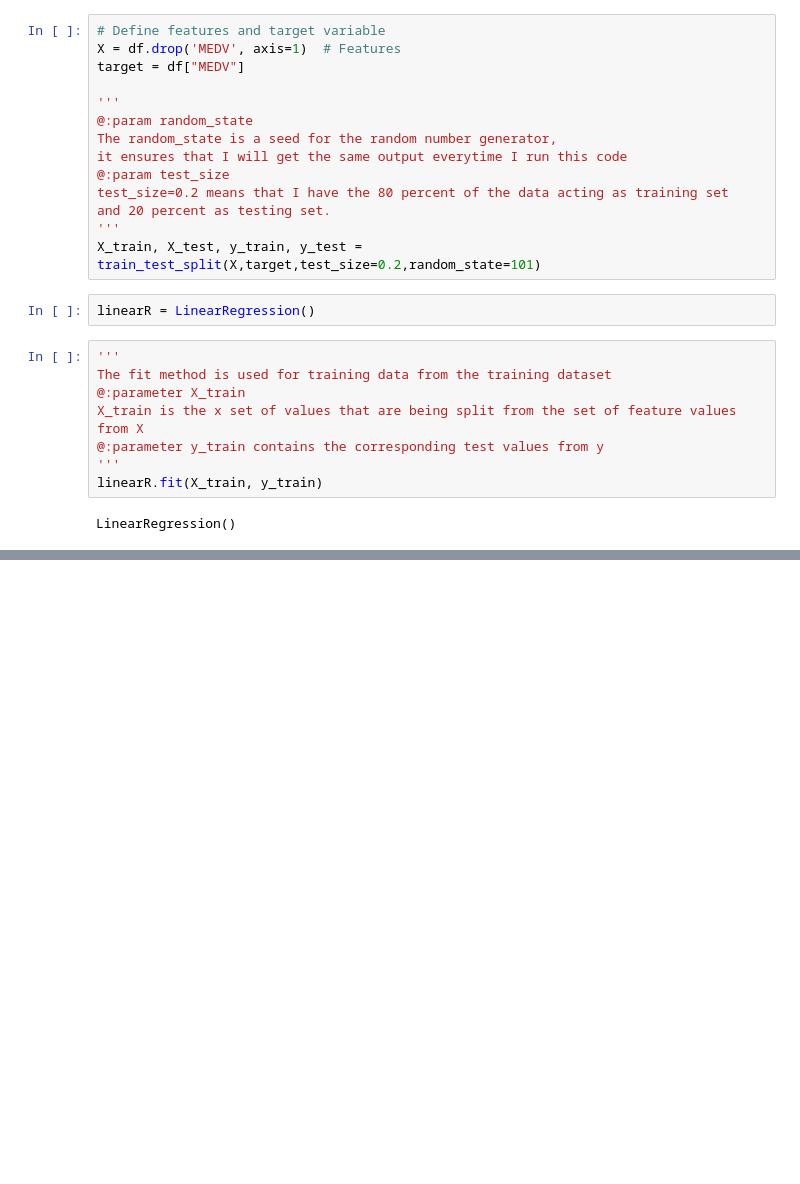
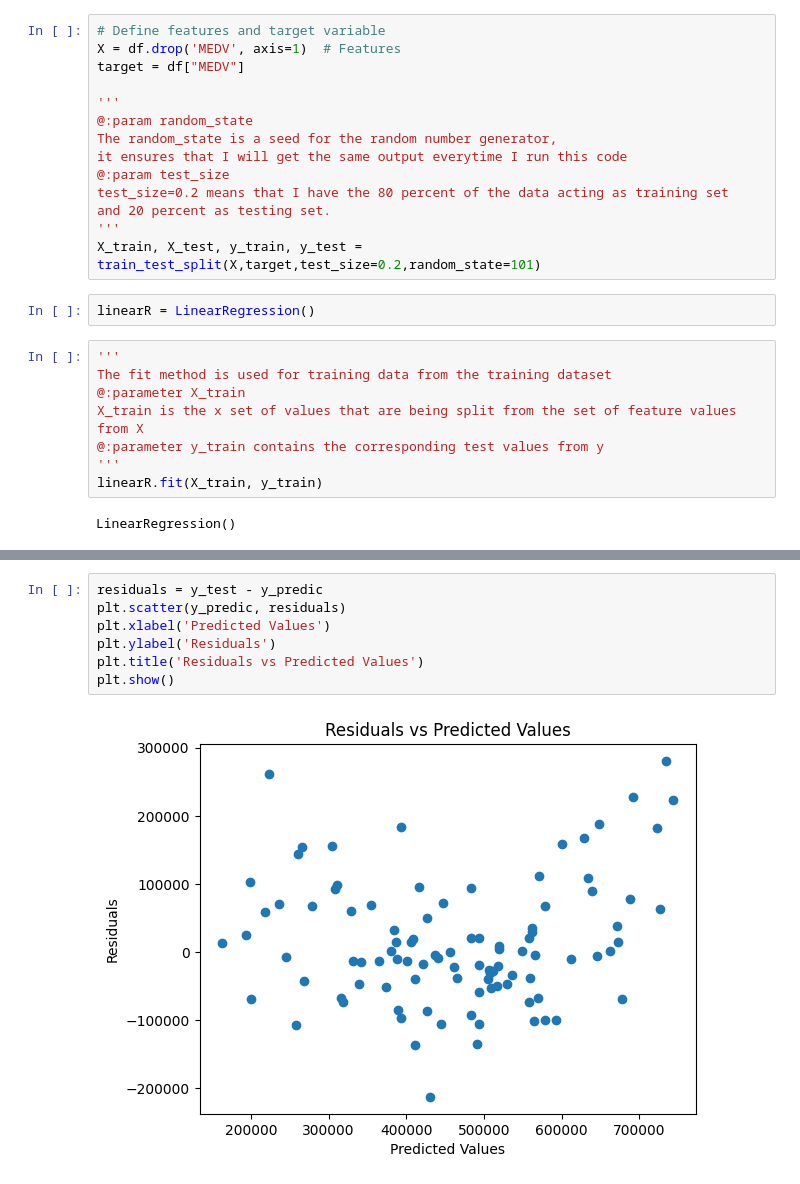
Before and after one commit to WYRP/COMP551_A1, a Jupyter notebook: COMP551_A1.ipynb, the cells around one changed output, grey strips where cells are left out. Saved outputs shown, nothing was run; the diff lists cells and outputs as text; blank space fills up the shorter version.

```diff
--- a/COMP551_A1.ipynb
+++ b/COMP551_A1.ipynb
@@ -120,0 +134,9 @@ Root Mean Squared Error: 92678.40377394154
+# %%
+residuals = y_test - y_predic
+plt.scatter(y_predic, residuals)
+plt.xlabel('Predicted Values')
+plt.ylabel('Residuals')
+plt.title('Residuals vs Predicted Values')
+plt.show()
+# %% [output]
+[figure, added]
```
Also changed, not shown: parts of 6 cells of this notebook.
